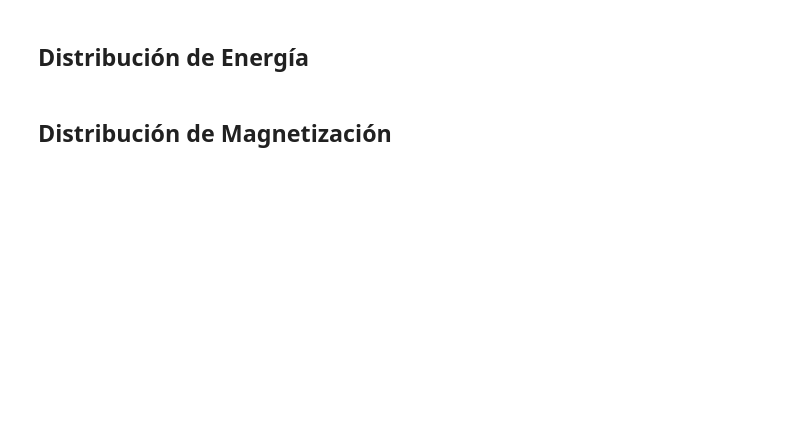
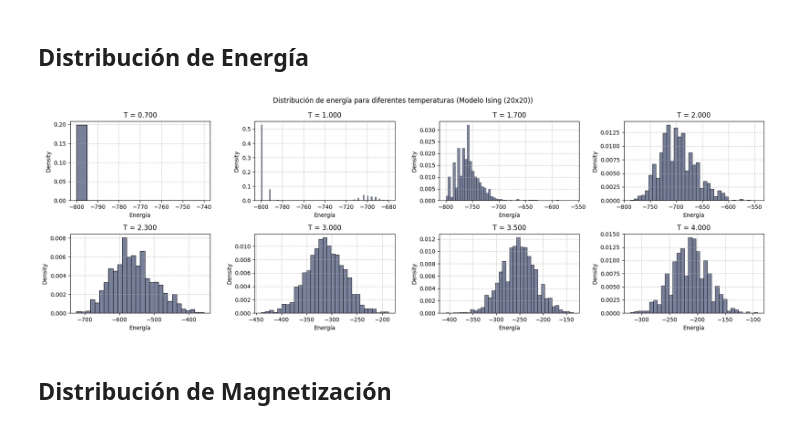
Before and after one commit to JD314/Ising-ML, a Jupyter notebook: Distribuciones.ipynb, the cells around one changed output. Cells and saved outputs as stored; diff of their text form; code cells hidden in the pictures; blank space fills up the shorter version.

```diff
--- a/Distribuciones.ipynb
+++ b/Distribuciones.ipynb
@@ -13,7 +13,9 @@ Este notebook analiza las distribuciones de energía y magnetización para difer
 # %%
 # Filtrar temperaturas desde objective_files y seleccionar archivos objetivo
 temps = []
-folder = './data/'
+n = 20 # Tamaño de la red
+folder = f'./data/data_{n}/'
+
 
 T = ['0.700', '1.000', '1.700', '2.000', '2.300', '3.000', '3.500', '4.000'] # Temperaturas objetivo
 patron = re.compile(r"_T([0-9.]+)_")  # Patrón para extraer temperaturas desde el filename
@@ -36,27 +44,29 @@ for file in os.listdir(folder):
 # %%
 # Crear la figura y la grilla
 fig = plt.figure(figsize=(18, 6))
 gs = gridspec.GridSpec(2, 4)
 
 for i in range(8):
     ax = fig.add_subplot(gs[i])
 
     # Read file and calculate energy distribution (optimizado: carga todos los datos una vez)
     file = objective_files[i]
     ising = read_ising_file(folder + file)
     all_spins = ising.load_all_spins(invert=False)  # Cargar todos los espines una vez
     energy = [read_ising_file.calculate_energy(spin, ising.metadata) for spin in all_spins]
 
     sns.histplot(energy, ax=ax, color="#3f4b6f", alpha=0.7, stat="density")
     ax.set_title(f"T = {T[i]}")
     ax.set_xlabel('Energía')
     ax.grid(True, linestyle="--", alpha=0.7)
 
-fig.suptitle("Distribución de energía para diferentes temperaturas (Modelo Ising (10x10))")
+fig.suptitle(f"Distribución de energía para diferentes temperaturas (Modelo Ising ({n}x{n}))")
 
 plt.tight_layout()
-plt.savefig('img_results/ising_energy_distribution.png', dpi=300, bbox_inches='tight')
+plt.savefig(f'img_results/ising_energy_distribution_{n}.png', dpi=300, bbox_inches='tight')
 plt.show()
+# %% [output]
+[figure, added]
 # %% [markdown]
 ## Distribución de Magnetización
 # %%
```
Also changed, not shown: parts of 5 cells of this notebook, 14 other files.
